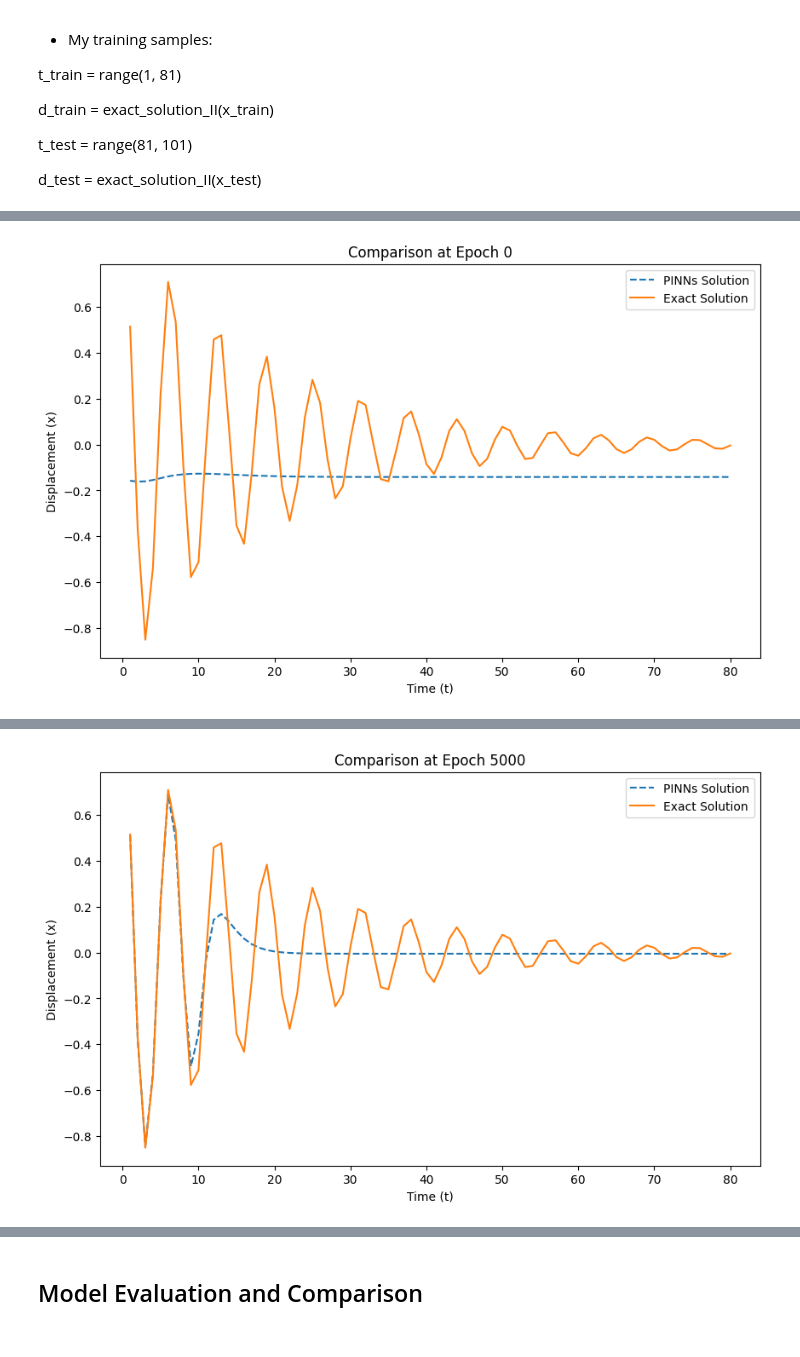
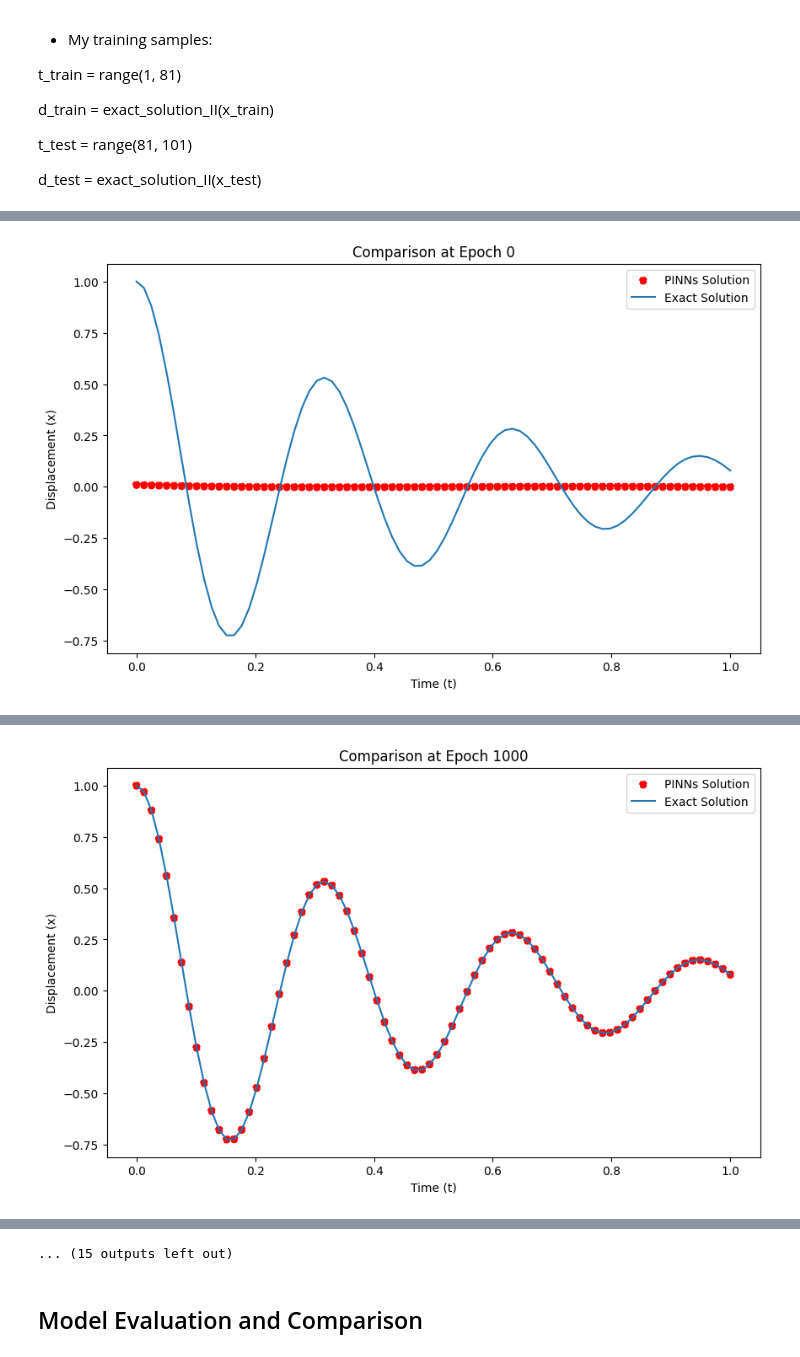
Before and after one commit to minhquyminhquy/PINNs, a Jupyter notebook: Damped Harmonic/Damped_Harmonic_Forward.ipynb, the cells around one changed output, grey strips where cells are left out. Drawn from its saved outputs; the diff is of its cells as text; code cells hidden in the pictures.

```diff
--- a/Damped Harmonic/Damped_Harmonic_Forward.ipynb
+++ b/Damped Harmonic/Damped_Harmonic_Forward.ipynb
@@ -111,7 +117,7 @@ def loss_pinn_I(model, x: torch.Tensor) -> torch.Tensor:
     physics_loss = torch.mean((dy_dx + y_pred - torch.sin(x))**2)
 
     # Total loss
-    total_loss = data_loss + physics_loss
+    total_loss =  physics_loss
     return total_loss
 # %% [markdown]
 ## 3. Neural Network Implementation
@@ -124,3 +128,5 @@ model_I = simpleNN()
+# %%
+model_I = FCN(1,1,64,6)
 # %% [markdown]
 ## 4. Training the Neural Network
 Train the model using both data-driven loss and physic-based loss for every epoch. For every 5000 epochs, plot the model's output compared to the exact solution.
@@ -136,7 +142,7 @@ x_test = range(81, 101)
 y_test = exact_solution(x_test)
 # %%
 optimizer = torch.optim.Adam(model_I.parameters(), lr=0.001)
-x_train = torch.linspace(1, 80, 80, requires_grad=True).view(-1, 1)
+x_train = torch.linspace(0, 20, 100, requires_grad=True).view(-1, 1)
 
 epochs = 20001
 for epoch in range(epochs):
@@ -276,3 +284,10 @@ def exact_solution_II(b: float, w0: float, m: float, t: torch.Tensor) -> torch.T
+# %%
+def exact_solution_II(t, k, mu, m):
+    omega = torch.sqrt(4*m*k-mu**2)/(2*m)
+    decay = torch.exp(-mu/(2*m)*t)
+    sin = torch.cos(omega*t) + (mu/(2*m))/omega * torch.sin(omega*t)
+    u_analytical = decay * sin
+    return u_analytical
 # %% [markdown]
 ## Define loss function
 The loss function in the PINNs approach combines data-driven loss (the error between the predicted output and actual training data) and physics-based loss (the residual of the differential equation).
@@ -329,26 +343,45 @@ t_test = range(81, 101)
 d_test = exact_solution_II(x_test)
 # %%
 import matplotlib.pyplot as plt
-
-optimizer = torch.optim.Adam(model_II.parameters(), lr=0.001)
-t_train = torch.linspace(1, 80, 80, requires_grad=True).view(-1, 1)
-b, w0, m = 0.1, 1.0, 1.0
-
+torch.manual_seed(42)
+pinn = FCN(1,1,32,3)
+optimizer = optim.LBFGS(pinn.parameters(), lr=0.1, max_iter=500)
+t_train = torch.linspace(0, 1, 80, requires_grad=True).view(-1, 1)
+t_boundary = torch.tensor(0.).view(-1,1)
+t_boundary.requires_grad=True
+k = torch.tensor(400)
+mu = torch.tensor(4)
+m = torch.tensor(1)
+lambda1 = 1e-1
+lambda2 = 1e-2
 epochs = 20001
 for epoch in range(epochs):
-    optimizer.zero_grad()
-    loss = loss_pinn_II(model_II, t_train, b, w0, m)
-    loss.backward()
-    optimizer.step()
+    def closure():
+        optimizer.zero_grad()
 
-    if epoch % 5000 == 0:
-        # Plotting the PINN solution vs. exact solution
-        with torch.no_grad():
-            d_pinn = model_II(t_train)
-            d_train= exact_solution_II(b, w0, m, t_train)
+        # compute boundary loss
+        u = pinn(t_boundary)
+        loss1 = (torch.squeeze(u) - 1)**2
+        dudt = torch.autograd.grad(u, t_boundary, torch.ones_like(u), create_graph=True)[0]
+        loss2 = (torch.squeeze(dudt) - 0)**2
+        # compute pde loss
+        u_pred = pinn(t_train)
+        du_dt = torch.autograd.grad(u_pred, t_train, torch.ones_like(u_pred),create_graph=True)[0]
+        d2u_dt2 = torch.autograd.grad(du_dt, t_train, torch.ones_like(du_dt),create_graph=True)[0]
+        loss3 = torch.mean((m*d2u_dt2+mu*du_dt+k*u_pred)**2) #(1/M) * torch.sum((m*d2u_dt2+mu*du_dt+k*u_pred)**2)
+        total_loss = loss1 + lambda1*loss2 + lambda2*loss3
+        total_loss.backward()
+        return total_loss
+    optimizer.step(closure)
+
+    if epoch % 1000 == 0:  # More frequent plotting
+        print(f"Epoch {epoch}, Loss: {loss.item()}")  # Print loss values
+
+        d_pinn = pinn(t_train)
+        d_train = exact_solution_II(t_train,k,mu,m)
 
         plt.figure(figsize=(10, 6))
-        plt.plot(t_train.detach().numpy(), d_pinn.detach().numpy(), label='PINNs Solution', linestyle='dashed')
+        plt.scatter(t_train.detach().numpy(), d_pinn.detach().numpy(), label='PINNs Solution', linestyle='dashed', color="red",alpha=1)
         plt.plot(t_train.detach().numpy(), d_train.detach().numpy(), label='Exact Solution', linestyle='solid')
         plt.legend()
         plt.xlabel('Time (t)')
@@ -359 +393 @@ for epoch in range(epochs):
-[figure, old version]
+[figure, new version]
@@ -360 +395 @@ for epoch in range(epochs):
-[figure, old version]
+[figure, new version]
@@ -364,3 +404,4 @@ for epoch in range(epochs):
+... (15 outputs left out)
 # %% [markdown]
 ## Model Evaluation and Comparison
 # %% [markdown]
```
Also changed, not shown: parts of 9 cells of this notebook.
